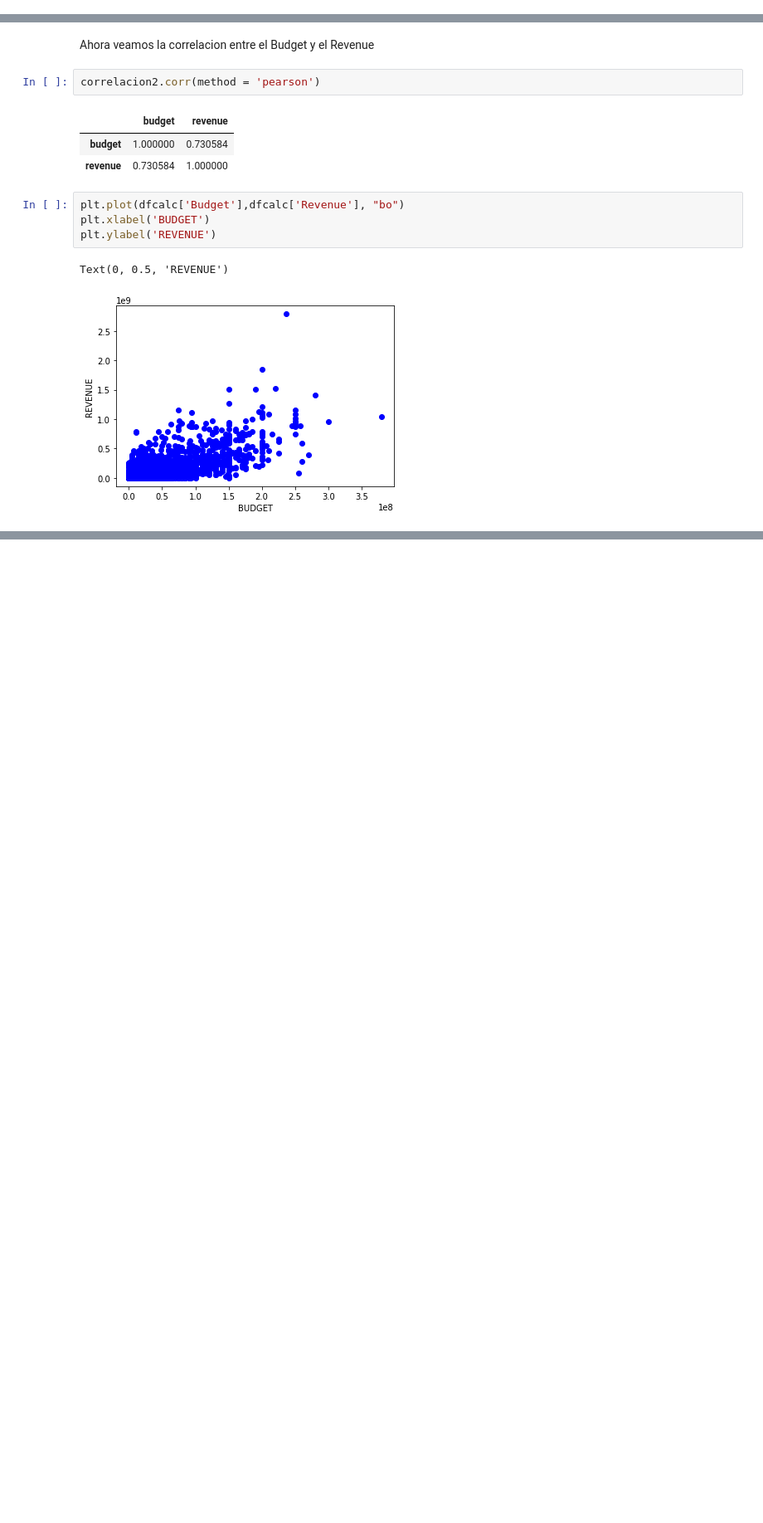
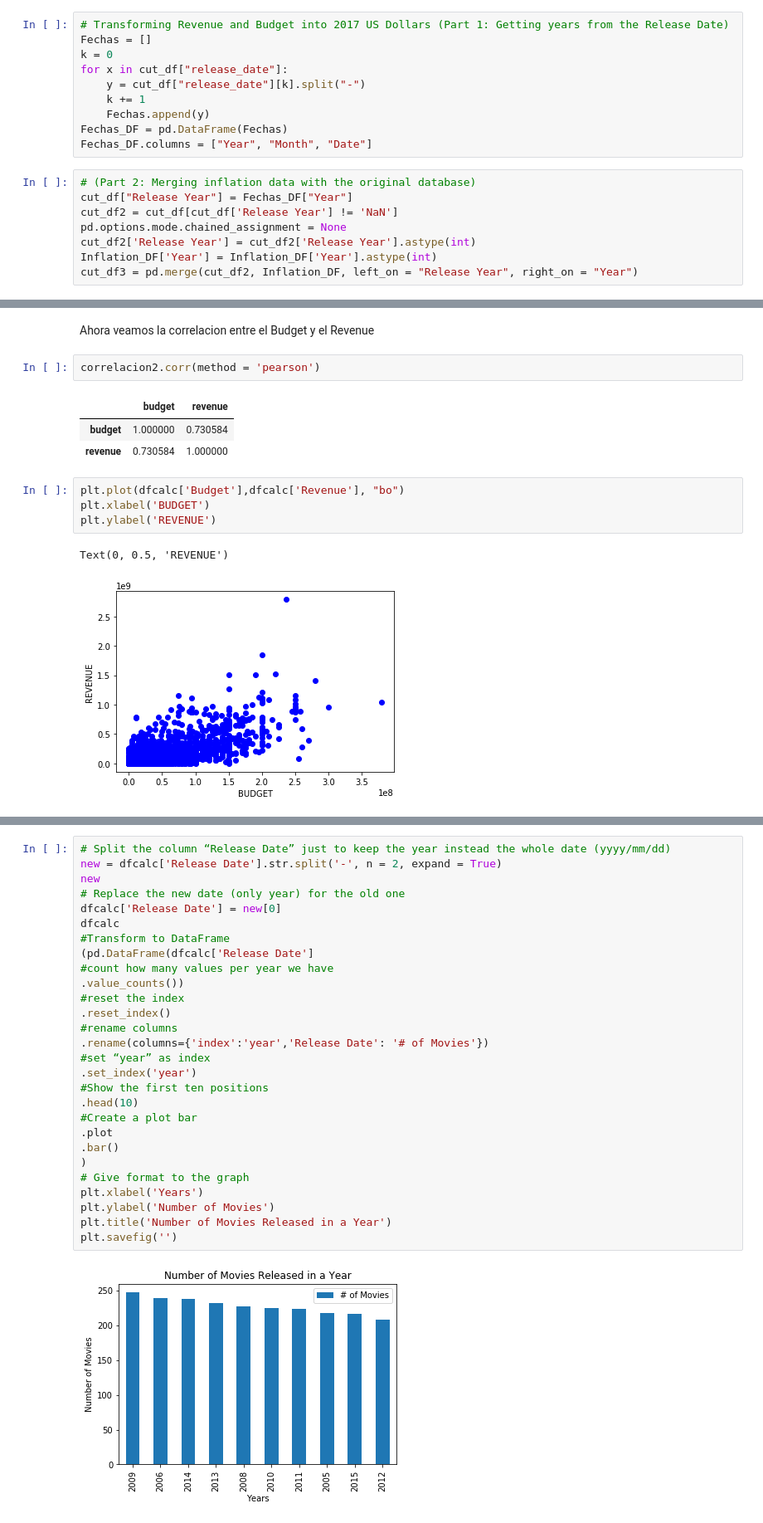
Before and after one commit to m-zurita/Project-1, a Jupyter notebook: Proyecto.ipynb, the cells around one changed output, grey strips where cells are left out. Shown: that part at 83% size. Drawn from its saved outputs; the diff is of its cells as text; blank space fills up the shorter version.

```diff
--- a/Proyecto.ipynb
+++ b/Proyecto.ipynb
@@ -292,3 +295,21 @@ Movies_df
 cut_df = Movies_df.drop(['genres', 'homepage', 'id', 'keywords', 'overview',
               'popularity', 'production_companies', 'status','tagline',
               'original_title', 'production_countries', 'spoken_languages', 'movie_id', 'cast', 'crew'], axis = 1)
+# %%
+# Transforming Revenue and Budget into 2017 US Dollars (Part 1: Getting years from the Release Date)
+Fechas = []
+k = 0
+for x in cut_df["release_date"]:
+    y = cut_df["release_date"][k].split("-")
+    k += 1
+    Fechas.append(y)
+Fechas_DF = pd.DataFrame(Fechas)
+Fechas_DF.columns = ["Year", "Month", "Date"]
+# %%
+# (Part 2: Merging inflation data with the original database)
+cut_df["Release Year"] = Fechas_DF["Year"]
+cut_df2 = cut_df[cut_df['Release Year'] != 'NaN']
+pd.options.mode.chained_assignment = None
+cut_df2['Release Year'] = cut_df2['Release Year'].astype(int)
+Inflation_DF['Year'] = Inflation_DF['Year'].astype(int)
+cut_df3 = pd.merge(cut_df2, Inflation_DF, left_on = "Release Year", right_on = "Year")
@@ -523,0 +617,30 @@ Text(0, 0.5, 'REVENUE')
+# %%
+# Split the column “Release Date” just to keep the year instead the whole date (yyyy/mm/dd)
+new = dfcalc['Release Date'].str.split('-', n = 2, expand = True)
+new
+# Replace the new date (only year) for the old one
+dfcalc['Release Date'] = new[0]
+dfcalc
+#Transform to DataFrame
+(pd.DataFrame(dfcalc['Release Date']
+#count how many values per year we have
+.value_counts())
+#reset the index
+.reset_index()
+#rename columns
+.rename(columns={'index':'year','Release Date': '# of Movies'})
+#set “year” as index
+.set_index('year')
+#Show the first ten positions
+.head(10)
+#Create a plot bar
+.plot
+.bar()
+)
+# Give format to the graph
+plt.xlabel('Years')
+plt.ylabel('Number of Movies')
+plt.title('Number of Movies Released in a Year')
+plt.savefig('')
+# %% [output]
+[figure, added]
```
Also changed, not shown: parts of 11 cells of this notebook.
